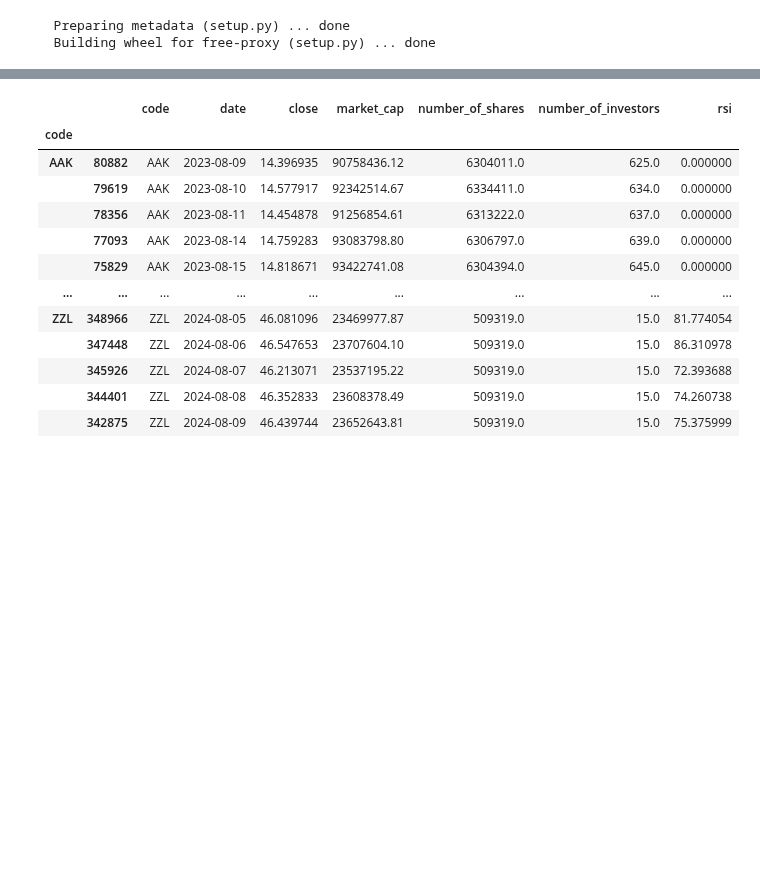
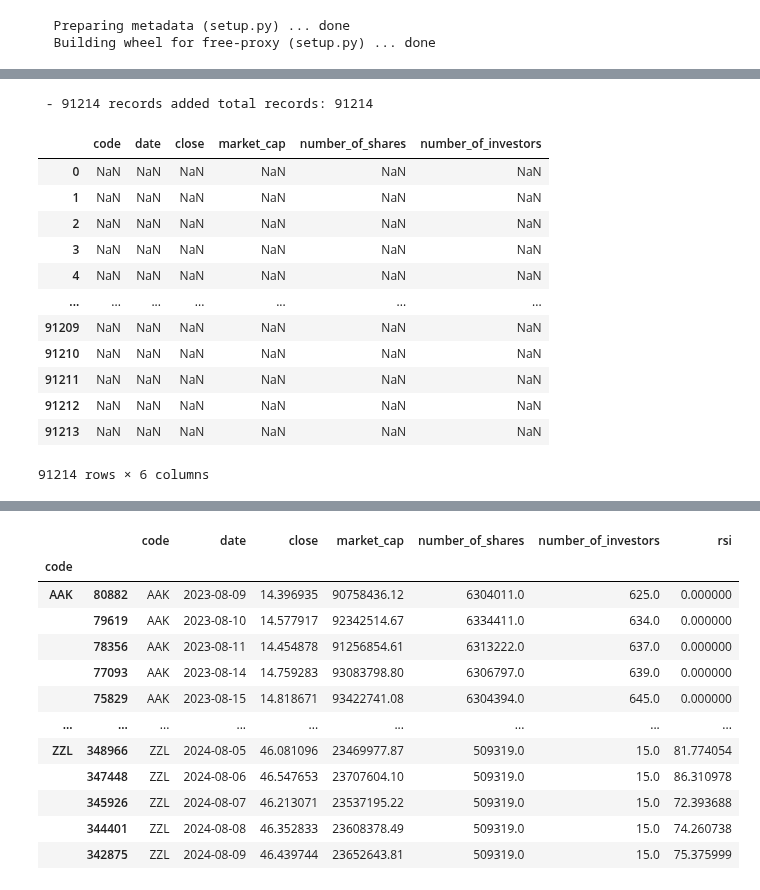
Before and after one commit to ozturkergin/ozturkergin, a Jupyter notebook: TEFAS_PowerBI_Import_v4.ipynb, the cells around one changed output, grey strips where cells are left out. Saved outputs shown, nothing was run; the diff lists cells and outputs as text; code cells hidden in the pictures; blank space fills up the shorter version.

```diff
--- a/TEFAS_PowerBI_Import_v4.ipynb
+++ b/TEFAS_PowerBI_Import_v4.ipynb
@@ -319,0 +249,36 @@ dtype: float64
+# %%
+tefas = tefas_get()
+
+time_delta = 90
+start_date_calc = date.today() - timedelta(days=time_delta)
+date_start = start_date_calc.strftime("%Y-%m-%d")
+date_end = date.today().strftime("%Y-%m-%d")
+
+fetched_data = pd.DataFrame()
+fetched_data = tefas.fetch(start=date_start, end=date_end, columns=["code", "date", "price", "market_cap", "number_of_shares", "number_of_investors" ], unvantip=False)
+fetched_data['date'] = pd.to_datetime(fetched_data['date'], errors='coerce')
+fetched_data['date'].dt.strftime('%Y-%m-%d')
+fetched_data['date'] = fetched_data['date'].dt.date
+fetched_data['price'].astype(float,False)
+fetched_data.rename(columns={'price': 'close'}, inplace=True)
+fetched_data['market_cap'].astype(float,False)
+fetched_data['number_of_shares'].astype(float,False)
+fetched_data['number_of_investors'].astype(float,False)
+fetched_data[(fetched_data!=0)&(pd.isnull(fetched_data))]
+
+#fetched_data = fetched_data.drop(['fonunvantip','title'], axis=1)
+# %% [output]
+ - 91214 records added total records: 91214
+|  | code | date | close | market_cap | number_of_shares | number_of_investors |
+| 0 | NaN | NaN | NaN | NaN | NaN | NaN |
+| 1 | NaN | NaN | NaN | NaN | NaN | NaN |
+| 2 | NaN | NaN | NaN | NaN | NaN | NaN |
+| 3 | NaN | NaN | NaN | NaN | NaN | NaN |
+| 4 | NaN | NaN | NaN | NaN | NaN | NaN |
+| ... | ... | ... | ... | ... | ... | ... |
+| 91209 | NaN | NaN | NaN | NaN | NaN | NaN |
+| 91210 | NaN | NaN | NaN | NaN | NaN | NaN |
+| 91211 | NaN | NaN | NaN | NaN | NaN | NaN |
+| 91212 | NaN | NaN | NaN | NaN | NaN | NaN |
+| 91213 | NaN | NaN | NaN | NaN | NaN | NaN |
+91214 rows × 6 columns
```
Also changed, not shown: parts of 4 cells of this notebook.
